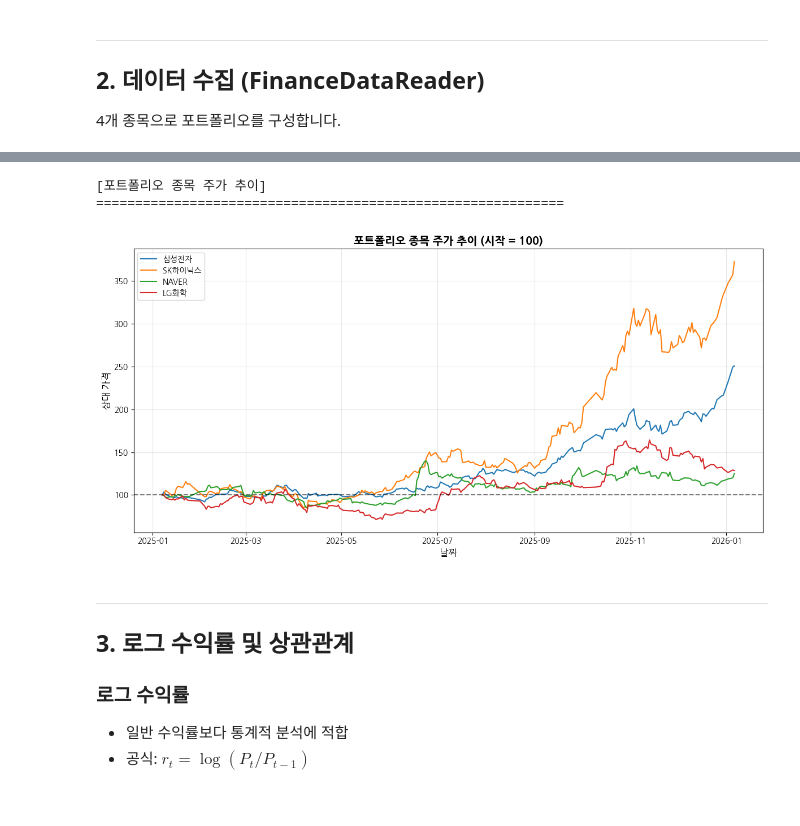
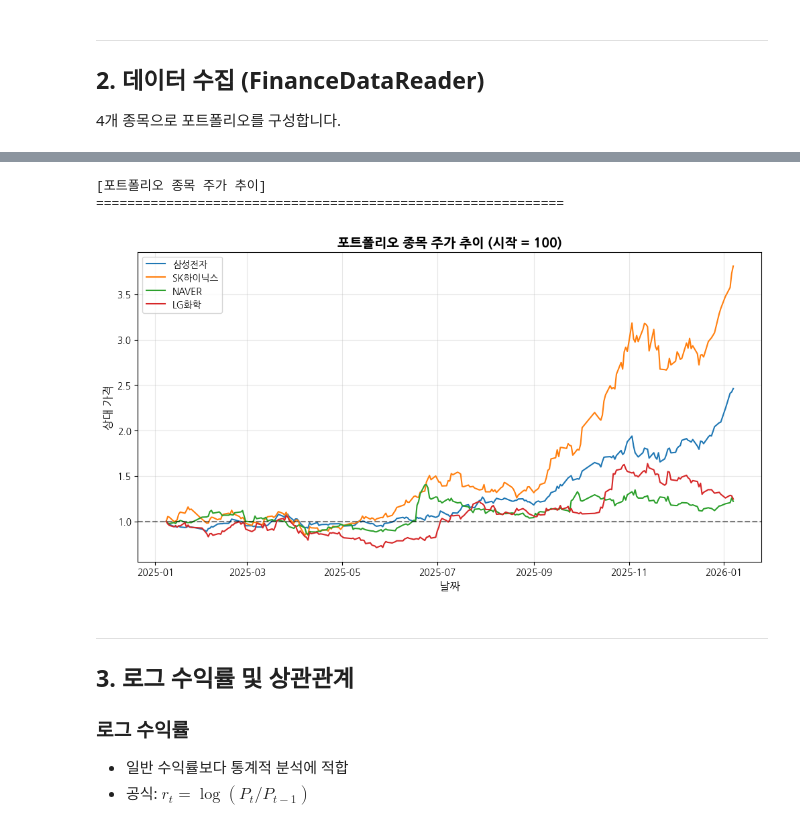
Before and after one commit to ironmanciti/Finance_ePassKorea, a Jupyter notebook: Module_01_데이터분석환경구축/10_포트폴리오_최적화.ipynb, the cells around one changed output, grey strips where cells are left out. Cells and saved outputs as stored; diff of their text form; code cells hidden in the pictures.

```diff
--- a/Module_01_데이터분석환경구축/10_포트폴리오_최적화.ipynb
+++ b/Module_01_데이터분석환경구축/10_포트폴리오_최적화.ipynb
@@ -106,27 +102,26 @@ portfolio.tail()
 # %%
 # 주가 추이 시각화
 print("\n[포트폴리오 종목 주가 추이]")
 print("=" * 60)
 
-# 정규화 (시작가 = 100)
-normalized = (portfolio / portfolio.iloc[0]) * 100
+# 정규화 (시작가 = 1)
+normalized = (portfolio / portfolio.iloc[0])
 
 plt.figure(figsize=(12, 6))
 for col in normalized.columns:
     plt.plot(normalized.index, normalized[col], linewidth=1.5, label=col)
 
 plt.title('포트폴리오 종목 주가 추이 (시작 = 100)', fontsize=14, fontweight='bold')
 plt.xlabel('날짜', fontsize=12)
 plt.ylabel('상대 가격', fontsize=12)
 plt.legend(loc='upper left')
 plt.grid(True, alpha=0.3)
-plt.axhline(y=100, color='black', linestyle='--', alpha=0.5)
-plt.tight_layout()
+plt.axhline(y=1, color='black', linestyle='--', alpha=0.5)
 plt.show()
 # %% [output]
 [포트폴리오 종목 주가 추이]
 ============================================================
-[figure, old version]
+[figure, new version]
 # %% [markdown]
 ---
 ## 3. 로그 수익률 및 상관관계
```
Also changed, not shown: parts of 11 cells of this notebook, 7 other files.
